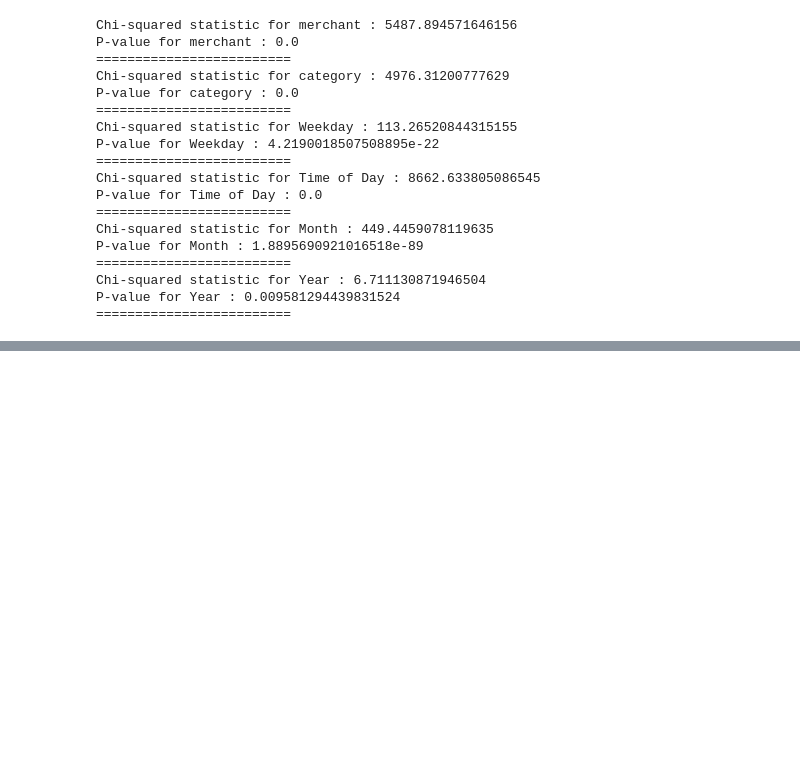
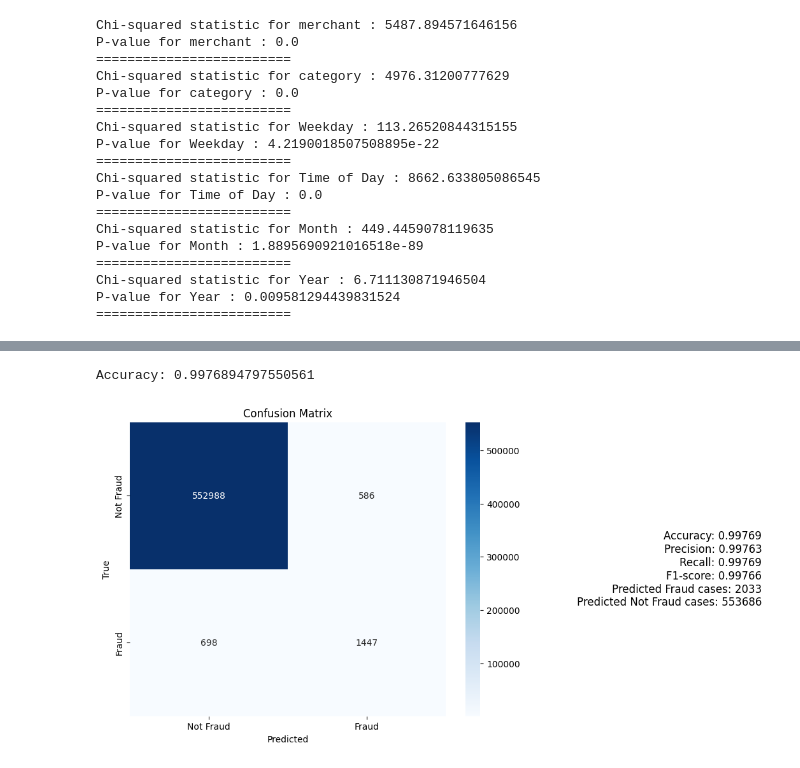
Before and after one commit to YousufNofal0/AiSpring2024, a Jupyter notebook: AiSpring2024.ipynb, the cells around one changed output, grey strips where cells are left out. Saved outputs shown, nothing was run; the diff lists cells and outputs as text; code cells hidden in the pictures; blank space fills up the shorter version.

```diff
--- a/AiSpring2024.ipynb
+++ b/AiSpring2024.ipynb
@@ -217,0 +423,5 @@ data_df_encoded.head()
+# %%
+load_and_evaluate('xgb_model.sav', True, X_test, np.array(y_test, dtype=int))
+# %% [output]
+Accuracy: 0.9976894797550561
+[figure, added]
```
Also changed, not shown: parts of 23 cells of this notebook, 4 other files.
